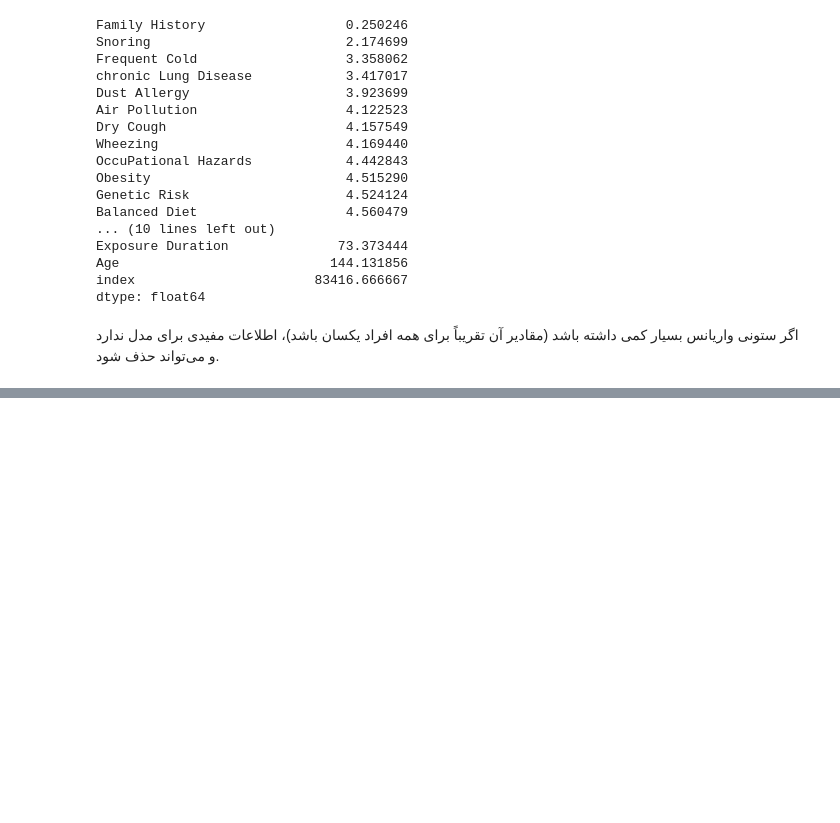
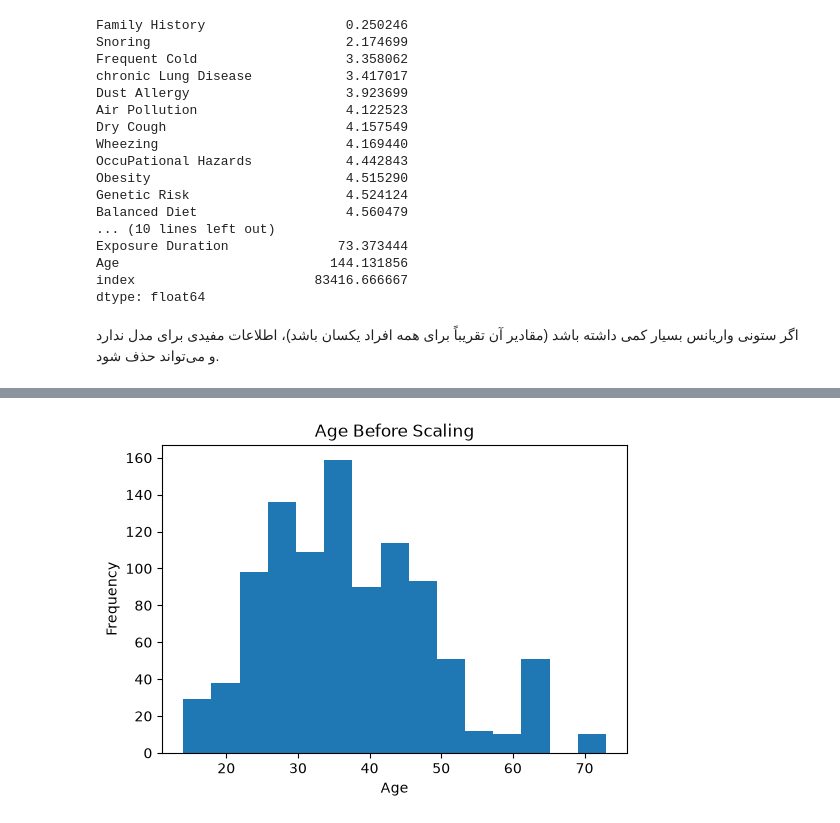
Before and after one commit to Atenanorozi/cancer, a Jupyter notebook: Data Preparation.ipynb, the cells around one changed output, grey strips where cells are left out. Cells and saved outputs as stored; diff of their text form; code cells hidden in the pictures; blank space fills up the shorter version.

```diff
--- a/Data Preparation.ipynb
+++ b/Data Preparation.ipynb
@@ -588,0 +749,9 @@ plt.show()
+# %%
+plt.figure(figsize=(6,4))
+plt.hist(df["Age"], bins=15)
+plt.title("Age Before Scaling")
+plt.xlabel("Age")
+plt.ylabel("Frequency")
+plt.show()
+# %% [output]
+[figure, added]
```
Also changed, not shown: parts of 50 cells of this notebook, 1 other file.
